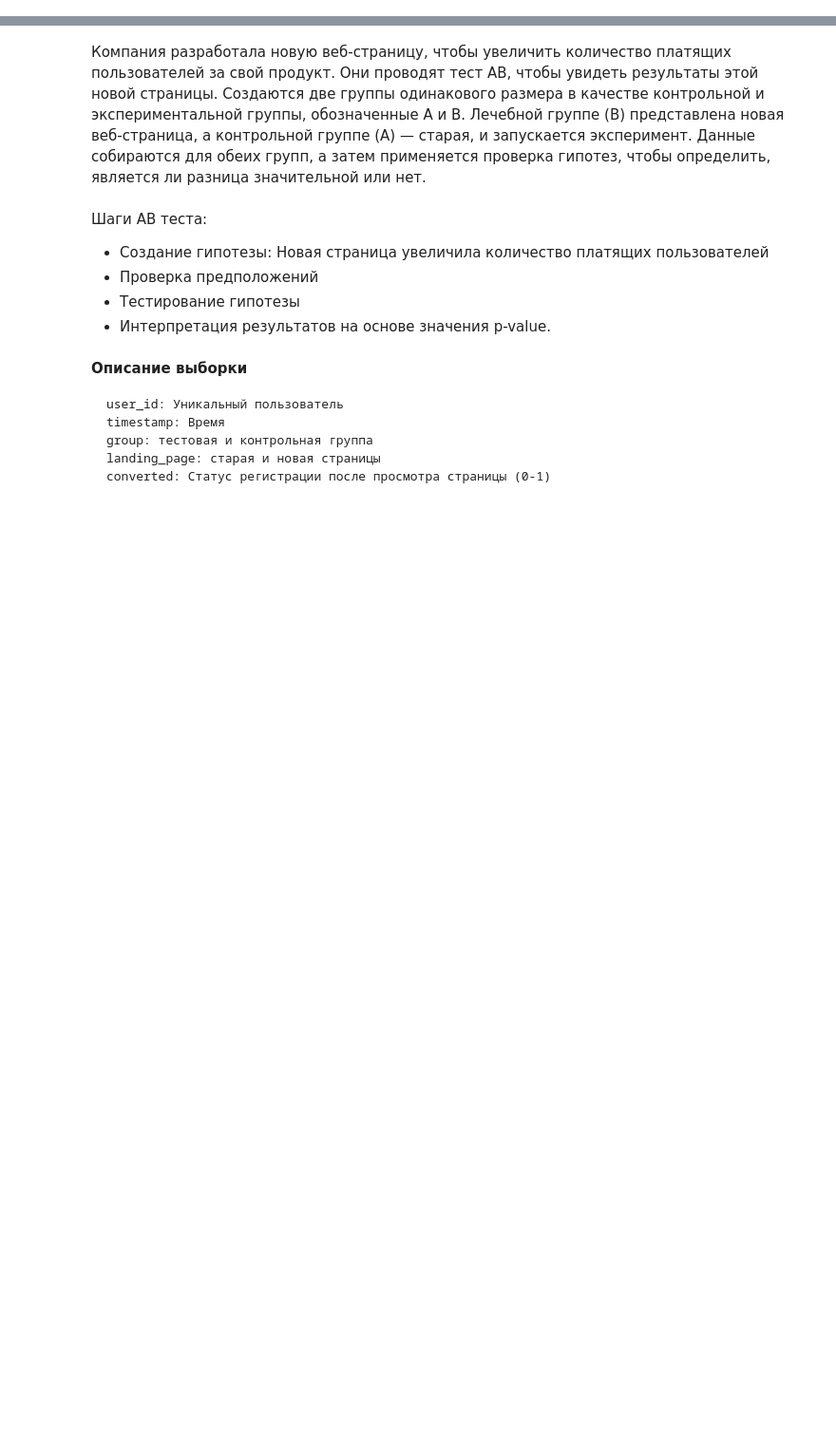
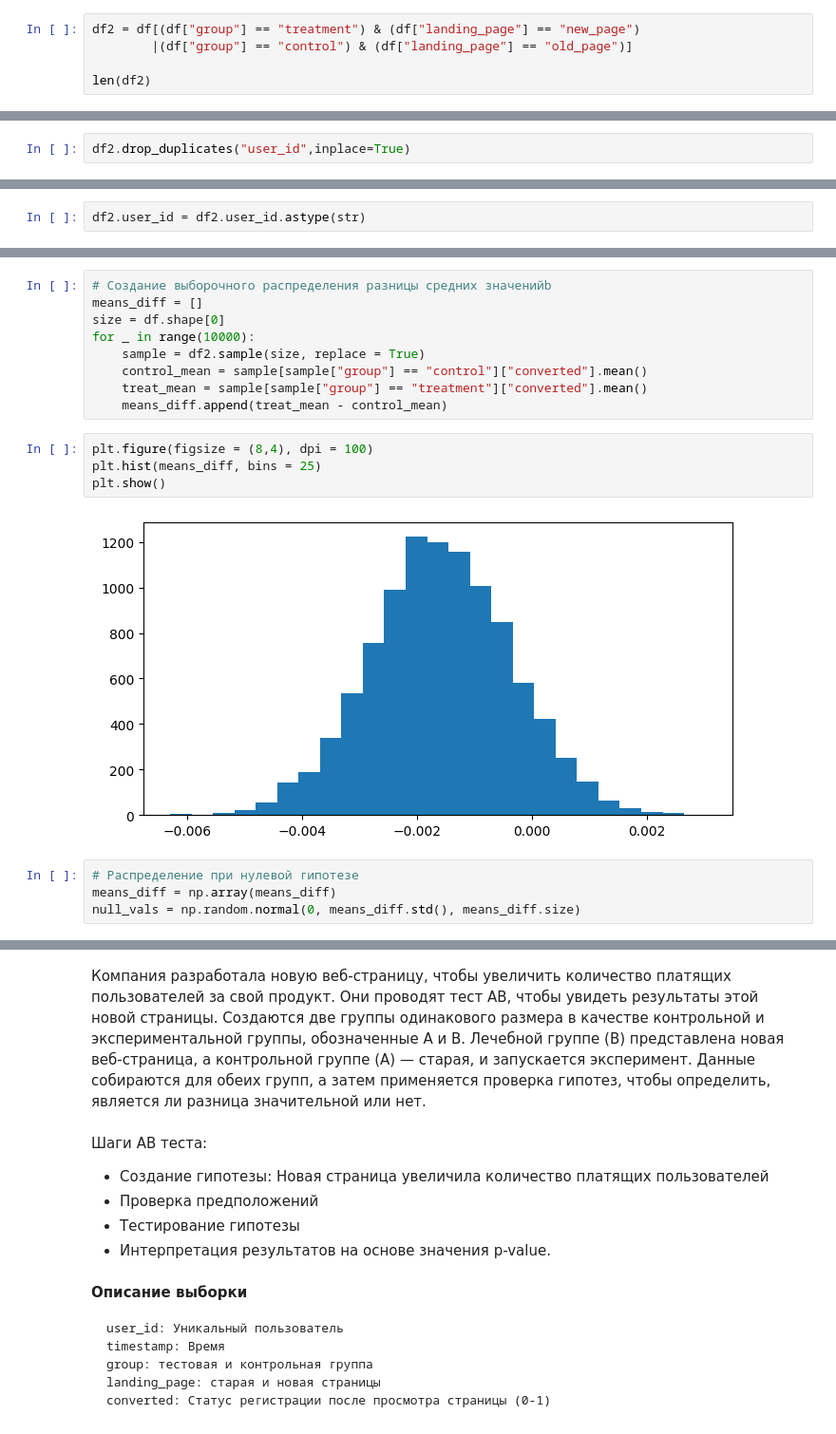
Before and after one commit to DieNice/lessons_notebooks, a Jupyter notebook: lesson_6/lesson_6.ipynb, the cells around one changed output, grey strips where cells are left out. Shown at 95% size. Drawn from its saved outputs; the diff is of its cells as text; blank space fills up the shorter version.

```diff
--- a/lesson_6/lesson_6.ipynb
+++ b/lesson_6/lesson_6.ipynb
@@ -0,0 +132,5 @@
+# %%
+df2 = df[(df["group"] == "treatment") & (df["landing_page"] == "new_page")
+        |(df["group"] == "control") & (df["landing_page"] == "old_page")]
+
+len(df2)
@@ -0,0 +180,2 @@
+# %%
+df2.drop_duplicates("user_id",inplace=True)
@@ -0,0 +196,2 @@
+# %%
+df2.user_id = df2.user_id.astype(str)
@@ -0,0 +222,19 @@
+# %%
+# Создание выборочного распределения разницы средних значенийb
+means_diff = []
+size = df.shape[0]
+for _ in range(10000):
+    sample = df2.sample(size, replace = True)
+    control_mean = sample[sample["group"] == "control"]["converted"].mean()
+    treat_mean = sample[sample["group"] == "treatment"]["converted"].mean()
+    means_diff.append(treat_mean - control_mean)
+# %%
+plt.figure(figsize = (8,4), dpi = 100)
+plt.hist(means_diff, bins = 25)
+plt.show()
+# %% [output]
+[figure, added]
+# %%
+# Распределение при нулевой гипотезе
+means_diff = np.array(means_diff)
+null_vals = np.random.normal(0, means_diff.std(), means_diff.size)
```
Also changed, not shown: parts of 39 cells of this notebook, 1 other file.
